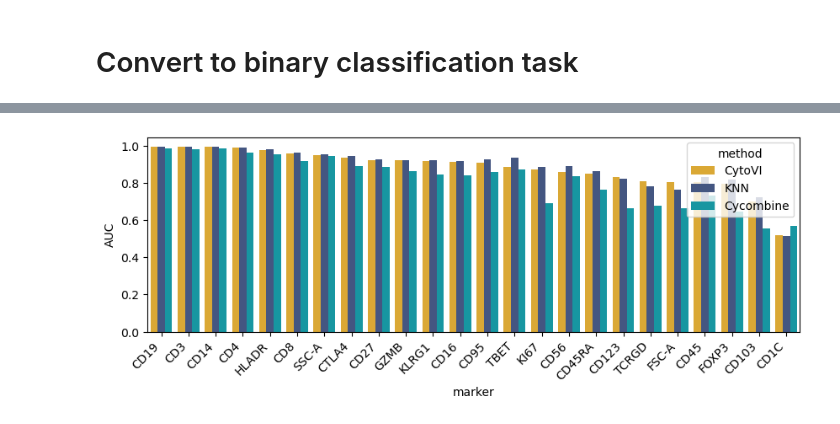
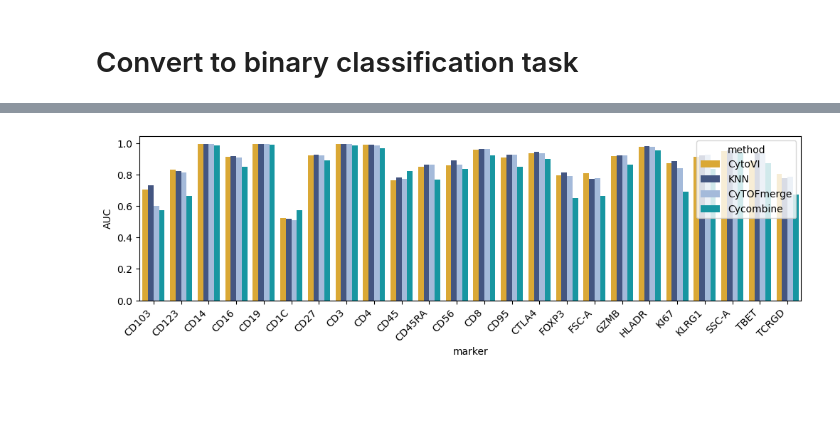
Before and after one commit to YosefLab/cytovi-reproducibility, a Jupyter notebook: Figure3_Imputation_Bcell_atlas/notebooks/3_1_Imputation_benchmarking.ipynb, the cells around one changed output, grey strips where cells are left out. Cells and saved outputs as stored; diff of their text form; code cells hidden in the pictures; blank space fills up the shorter version.

```diff
--- a/Figure3_Imputation_Bcell_atlas/notebooks/3_1_Imputation_benchmarking.ipynb
+++ b/Figure3_Imputation_Bcell_atlas/notebooks/3_1_Imputation_benchmarking.ipynb
@@ -181,7 +186,7 @@ knn_imputation_df = pd.DataFrame.from_dict(knn_imputation_dict)
 # knn_imputation_df.to_csv('/home/labs/amit/floriani/Lab/PROJECTS/FlowVI/data/2024-01-16_model_eval_multi_batch/2024-08-02_aurora_imputation_KNN_imputed.csv')
 # %%
 # load again
-knn_imputation_df = pd.read_csv('/home/labs/amit/floriani/Lab/PROJECTS/FlowVI/data/2024-01-16_model_eval_multi_batch/2024-08-02_aurora_imputation_KNN_imputed.csv', index_col = 0)
+knn_imputation_df = pd.read_csv('/home/projects/amit/floriani/Lab/PROJECTS/FlowVI/data/2024-01-16_model_eval_multi_batch/2024-08-02_aurora_imputation_KNN_imputed.csv', index_col = 0)
 # %%
 # generate dfs
 predicted = pd.DataFrame(mean_sample.T, columns=adata.var_names)
@@ -294,13 +347,13 @@ summary_df_pivot.update(summary_df_pivot.astype(float))
 summary_df_pivot.update(summary_df_pivot.applymap('{:,.2f}'.format))
 # %%
 # plot pearson corr for all markers
-method_cols = {'CytoVI': '#F6B319','Cycombine': '#00A9B8', 'KNN': '#3A528B'}
+method_cols = {'CytoVI': '#F6B319','Cycombine': '#00A9B8', 'KNN': '#3A528B', 'CyTOFmerge': '#9BB8E3'}
+hue_order = ['CytoVI', 'KNN', 'CyTOFmerge', 'Cycombine']
 
 summary_df_pearson = summary_df[summary_df['index']=='pearsonr'].drop('index', axis = 1)
-order = [*summary_df_pearson[summary_df_pearson['method']=='CytoVI'].sort_values('value', ascending = False)['marker']]
 
-fig, ax = plt.subplots(figsize=(12, 3))
-sns.barplot(data = summary_df_pearson, x = 'marker', y = 'value', hue = 'method', order = order, hue_order = ['CytoVI', 'KNN', 'Cycombine'], ax = ax, palette = method_cols)
+fig, ax = plt.subplots(figsize=(14, 3))
+sns.barplot(data = summary_df_pearson, x = 'marker', y = 'value', hue = 'method', order = var_names, hue_order = hue_order, ax = ax, palette = method_cols)
 ax.set_xticklabels(ax.get_xticklabels(), rotation=45, horizontalalignment='right')
 ax.set_ylabel('pearsonr')
 fig.savefig(f'{figure_dir}barplot_pearsonr_imputation_benchmark.pdf')
@@ -334,7 +463,7 @@ from sklearn.metrics import roc_auc_score
 from sklearn.metrics import roc_auc_score
 
 
-stats_dict = {'CytoVI': {},'KNN': {}, 'Cycombine': {}}
+stats_dict = {'CytoVI': {},'KNN': {}, 'Cycombine': {}, 'CyTOFmerge': {}}
 for marker in bin_markers:
     X = observed_df[marker].values.reshape(-1, 1)
     gmm = GaussianMixture(n_components=2, random_state=0)
@@ -374,6 +503,21 @@ for marker in bin_markers:
     stats_dict['KNN'][marker] = {'accuracy': accuracy, 'precision': precision, 'recall': recall,
                 'f1': f1, 'auc_class': auc_class}
 
+    # CyTOFmerge
+    X = predicted_cytofmerge[marker].values.reshape(-1, 1)
+    gmm = GaussianMixture(n_components=2, random_state=0)
+    gmm.fit(X)
+    predicted_class = gmm.predict(X)
+    predicted_class = predicted_class == np.argmax(gmm.means_)
+
+    accuracy = accuracy_score(observed_class, predicted_class)
+    precision = precision_score(observed_class, predicted_class)
+    recall = recall_score(observed_class, predicted_class)
+    f1 = f1_score(observed_class, predicted_class)
+    auc_class = roc_auc_score(observed_class, predicted_class)
+    stats_dict['CyTOFmerge'][marker] = {'accuracy': accuracy, 'precision': precision, 'recall': recall,
+                'f1': f1, 'auc_class': auc_class}
+
     # repeat for cycombine
     observed_marker = observed_df[marker].values.reshape(-1, 1)
     predicted_marker = predicted_cycombine_scaled[marker].values.reshape(-1, 1)
@@ -407,9 +567,13 @@ stats_dict['KNN'] = pd.DataFrame(stats_dict['KNN'])
 stats_dict['KNN'] = stats_dict['KNN'].reset_index().melt(id_vars='index', var_name = 'marker')
 stats_dict['KNN']['method'] = 'KNN'
 
+stats_dict['CyTOFmerge'] = pd.DataFrame(stats_dict['CyTOFmerge'])
+stats_dict['CyTOFmerge'] = stats_dict['CyTOFmerge'].reset_index().melt(id_vars='index', var_name = 'marker')
+stats_dict['CyTOFmerge']['method'] = 'CyTOFmerge'
+
 stats_dict['Cycombine'] = pd.DataFrame(stats_dict['Cycombine'])
 stats_dict['Cycombine'] = stats_dict['Cycombine'].reset_index().melt(id_vars='index', var_name = 'marker')
 stats_dict['Cycombine']['method'] = 'Cycombine'
 
-bin_stat_df = pd.concat([stats_dict['CytoVI'], stats_dict['Cycombine'], stats_dict['KNN']])
+bin_stat_df = pd.concat([stats_dict['CytoVI'], stats_dict['Cycombine'], stats_dict['KNN'], stats_dict['CyTOFmerge']])
 bin_stat_df
@@ -450,12 +600,12 @@ fig.savefig(f'{figure_dir}scatter_plot_imputation_binary_prediction_cytoVI_cycom
 # %%
 # plot AUCs in bar graphs
 auc_long = matric_df.T.reset_index().melt(id_vars = 'method')
 order = [*auc_long[auc_long['method']=='CytoVI'].sort_values('value', ascending = False)['marker']]
-fig, ax = plt.subplots(figsize=(10, 3))
-sns.barplot(data = auc_long, x = 'marker', y = 'value', hue = 'method', order = order, hue_order = ['CytoVI', 'KNN', 'Cycombine'], ax = ax, palette = method_cols)
+fig, ax = plt.subplots(figsize=(12, 3))
+sns.barplot(data = auc_long, x = 'marker', y = 'value', hue = 'method', hue_order = hue_order, ax = ax, palette = method_cols)
 ax.set_xticklabels(ax.get_xticklabels(), rotation=45, horizontalalignment='right')
 ax.set_ylabel('AUC')
 
 fig.savefig(f'{figure_dir}barplot_imputation_binary_prediction_AUC.pdf')
 # %% [output]
-[figure, old version]
+[figure, new version]
```
Also changed, not shown: parts of 22 cells of this notebook, 4 other files.
